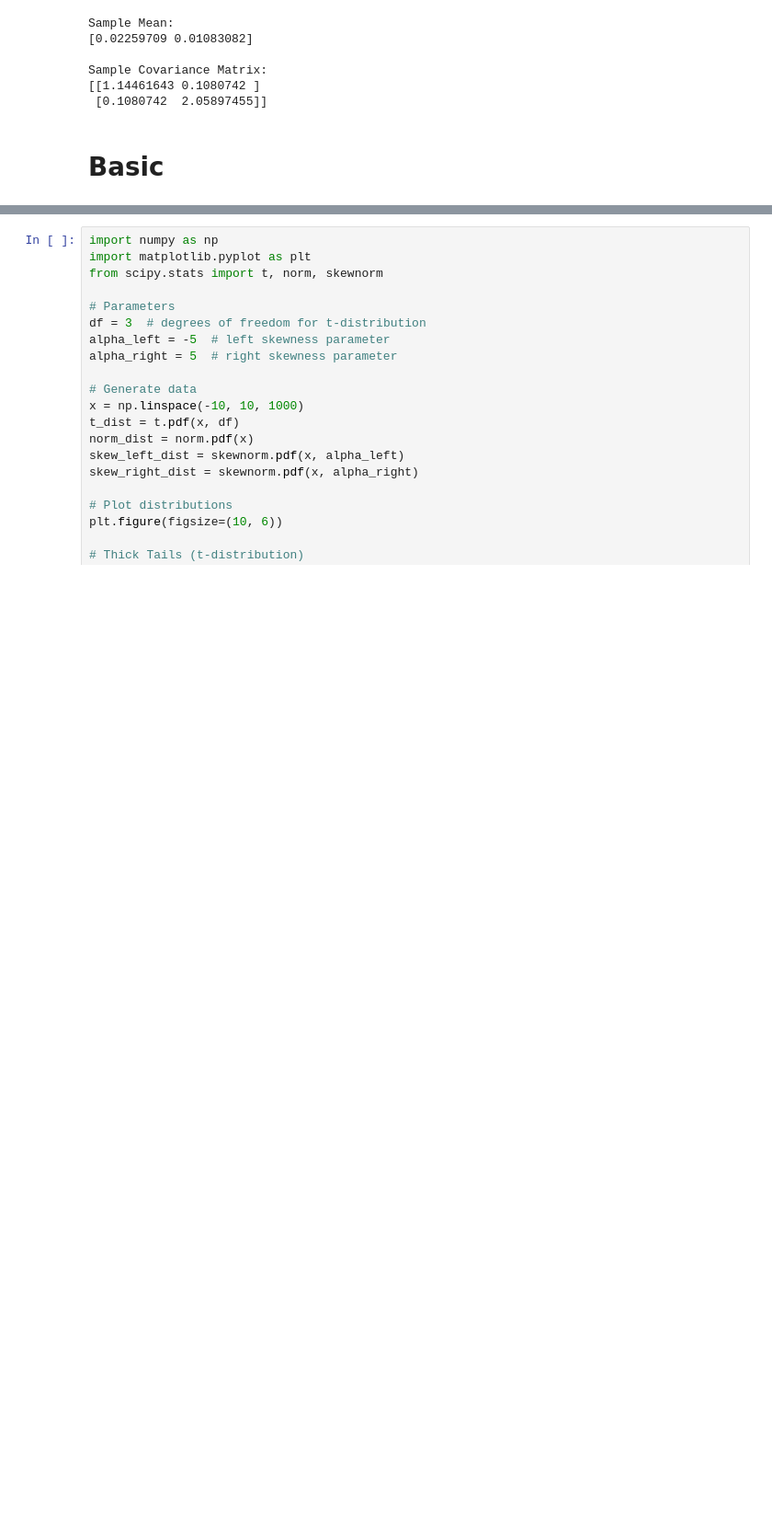
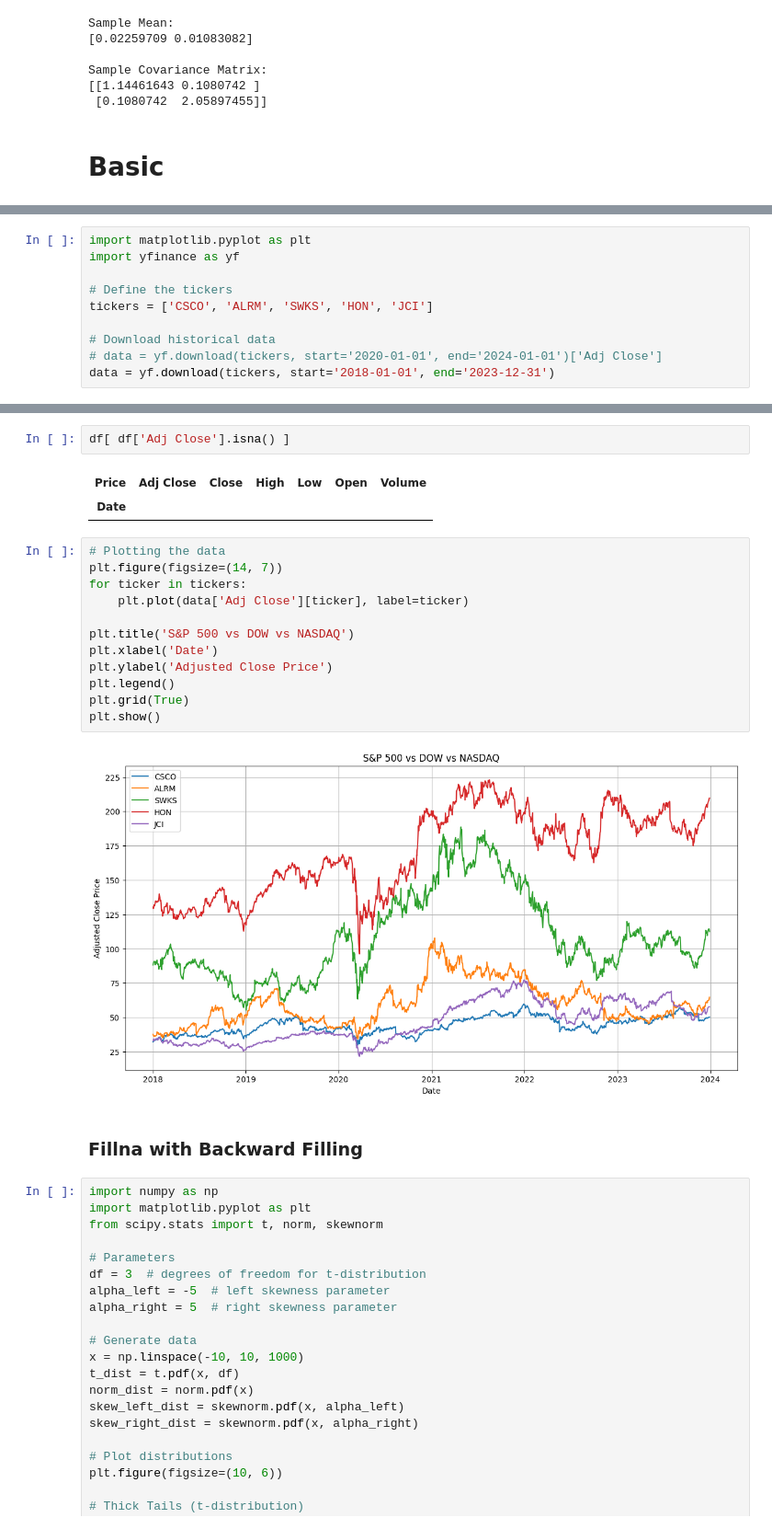
Before and after one commit to ichsanulamal/notes, a Jupyter notebook: financial-degen/1_introduction/main.ipynb, the cells around one changed output, grey strips where cells are left out. Shown at 92% size. Saved outputs shown, nothing was run; the diff lists cells and outputs as text; blank space fills up the shorter version.

```diff
--- a/financial-degen/1_introduction/main.ipynb
+++ b/financial-degen/1_introduction/main.ipynb
@@ -142,0 +164,10 @@ Sample Covariance Matrix:
+# %%
+import matplotlib.pyplot as plt
+import yfinance as yf
+
+# Define the tickers
+tickers = ['CSCO', 'ALRM', 'SWKS', 'HON', 'JCI']
+
+# Download historical data
+# data = yf.download(tickers, start='2020-01-01', end='2024-01-01')['Adj Close']
+data = yf.download(tickers, start='2018-01-01', end='2023-12-31')
@@ -143,3 +198,24 @@ Sample Covariance Matrix:
+# %%
+df[ df['Adj Close'].isna() ]
+# %% [output]
+| Price | Adj Close | Close | High | Low | Open | Volume |
+| Date |  |  |  |  |  |  |
+# %%
+# Plotting the data
+plt.figure(figsize=(14, 7))
+for ticker in tickers:
+    plt.plot(data['Adj Close'][ticker], label=ticker)
+
+plt.title('S&P 500 vs DOW vs NASDAQ')
+plt.xlabel('Date')
+plt.ylabel('Adjusted Close Price')
+plt.legend()
+plt.grid(True)
+plt.show()
+# %% [output]
+[figure, added]
+# %% [markdown]
+### Fillna with Backward Filling
 # %%
 import numpy as np
 import matplotlib.pyplot as plt
```
Also changed, not shown: parts of 22 cells of this notebook, 1 other file.
